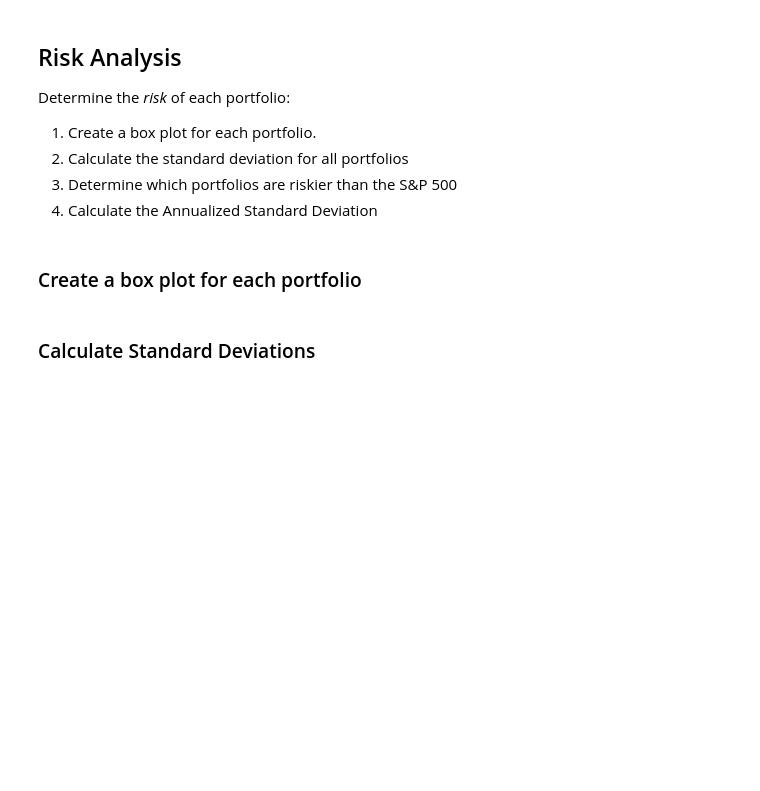
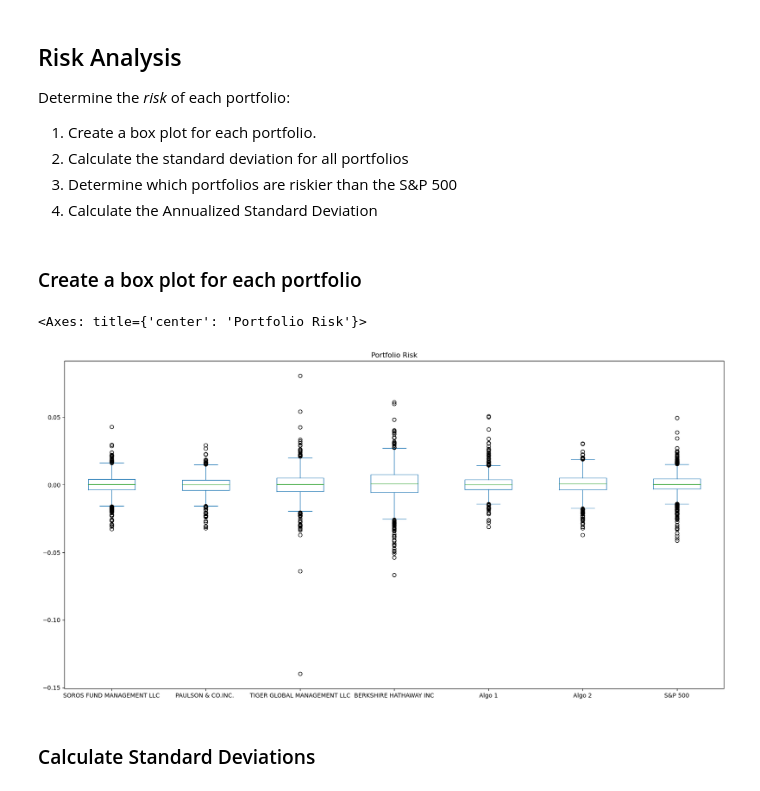
Before and after one commit to kaityw92/Homework10162023, a Jupyter notebook: whale_analysis.ipynb, the cells around one changed output. Cells and saved outputs as stored; diff of their text form; code cells hidden in the pictures; blank space fills up the shorter version.

```diff
--- a/whale_analysis.ipynb
+++ b/whale_analysis.ipynb
@@ -148,8 +285,13 @@ Determine the _risk_ of each portfolio:
 ### Create a box plot for each portfolio
 # %%
 # Box plot to visually show risk
-all_portfolios.plot.box(figsize(20,10), titles="Portfolio Risk")
-<AxesSubplot:title={'center':'Portfolio Risk'}
+all_portfolios.plot.box(
+    figsize=(20,10),
+    title="Portfolio Risk"
+)
+# %% [output]
+<Axes: title={'center': 'Portfolio Risk'}>
+[figure, added]
 # %% [markdown]
 ### Calculate Standard Deviations
 # %%
```
Also changed, not shown: parts of 37 cells of this notebook.
